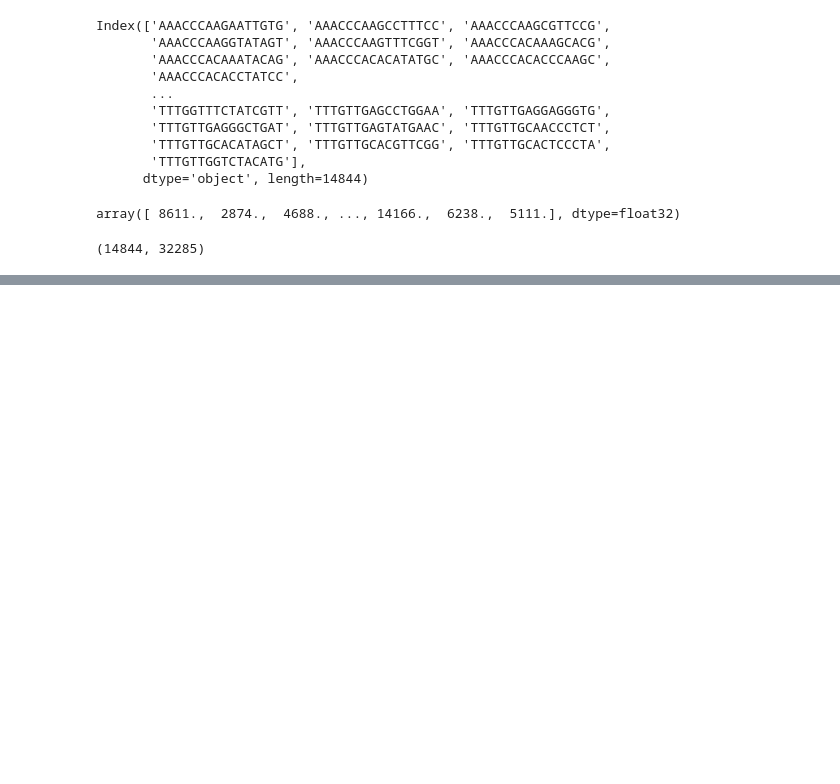
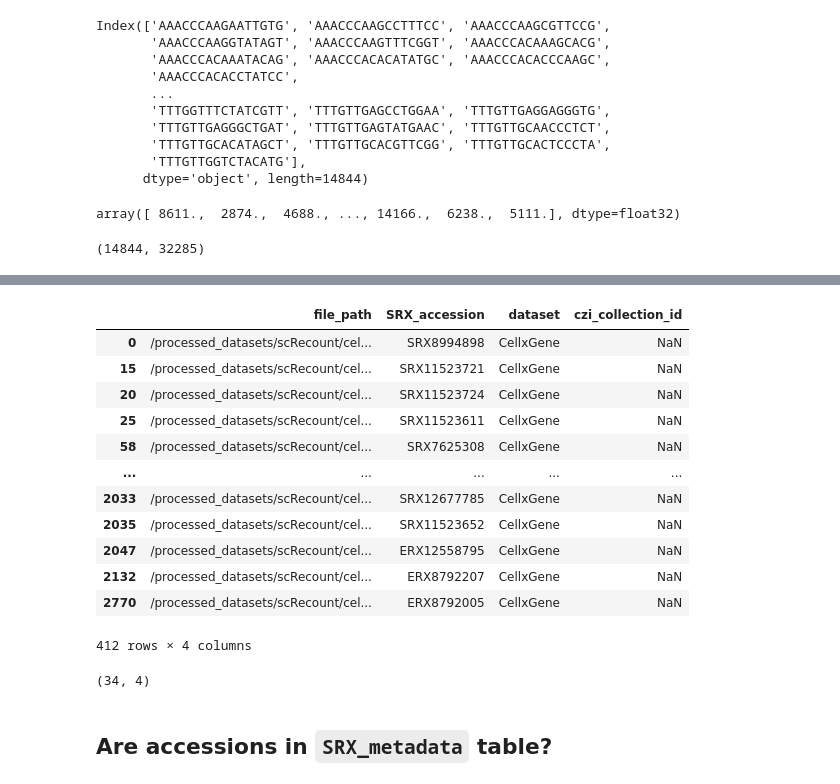
Before and after one commit to bioinfo-tsukuba/scRecounter, a Jupyter notebook: notebooks/tiledb/scBaseCamp_db-create_GeneFull-Ex50pAS.ipynb, the cells around one changed output, grey strips where cells are left out. Saved outputs shown, nothing was run; the diff lists cells and outputs as text; code cells hidden in the pictures; blank space fills up the shorter version.

```diff
--- a/notebooks/tiledb/scBaseCamp_db-create_GeneFull-Ex50pAS.ipynb
+++ b/notebooks/tiledb/scBaseCamp_db-create_GeneFull-Ex50pAS.ipynb
@@ -676,0 +975,17 @@ array([ 8611.,  2874.,  4688., ..., 14166.,  6238.,  5111.], dtype=float32)
+# %%
+df_jf = df_j[df_j["czi_collection_id"].isnull()]
+df_jf
+# %% [output]
+|  | file_path | SRX_accession | dataset | czi_collection_id |
+| 0 | /processed_datasets/scRecount/cel... | SRX8994898 | CellxGene | NaN |
+| 15 | /processed_datasets/scRecount/cel... | SRX11523721 | CellxGene | NaN |
+| 20 | /processed_datasets/scRecount/cel... | SRX11523724 | CellxGene | NaN |
+| 25 | /processed_datasets/scRecount/cel... | SRX11523611 | CellxGene | NaN |
+| 58 | /processed_datasets/scRecount/cel... | SRX7625308 | CellxGene | NaN |
+| ... | ... | ... | ... | ... |
+| 2033 | /processed_datasets/scRecount/cel... | SRX12677785 | CellxGene | NaN |
+| 2035 | /processed_datasets/scRecount/cel... | SRX11523652 | CellxGene | NaN |
+| 2047 | /processed_datasets/scRecount/cel... | ERX12558795 | CellxGene | NaN |
+| 2132 | /processed_datasets/scRecount/cel... | ERX8792207 | CellxGene | NaN |
+| 2770 | /processed_datasets/scRecount/cel... | ERX8792005 | CellxGene | NaN |
+412 rows × 4 columns
@@ -676,0 +995,7 @@ array([ 8611.,  2874.,  4688., ..., 14166.,  6238.,  5111.], dtype=float32)
+# %%
+# which are "None" in db?
+df_j[df_j["czi_collection_id"] == "None"].shape
+# %% [output]
+(34, 4)
+# %% [markdown]
+## Are accessions in `SRX_metadata` table?
```
Also changed, not shown: parts of 26 cells of this notebook, 12 other files.
